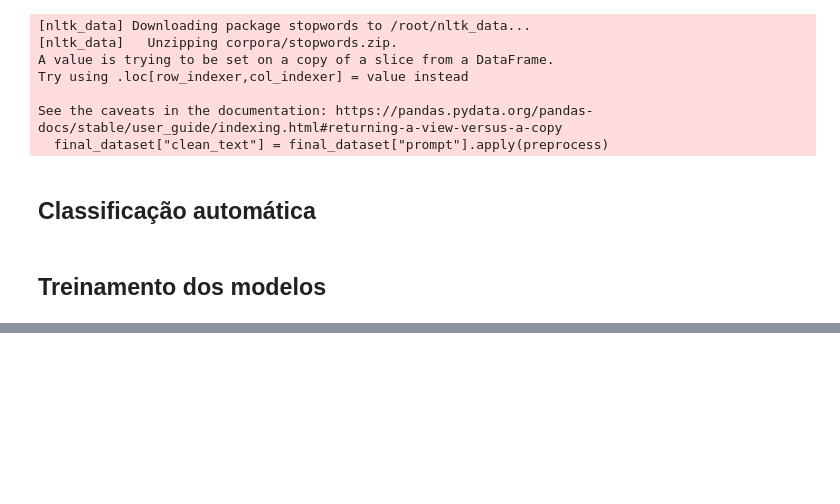
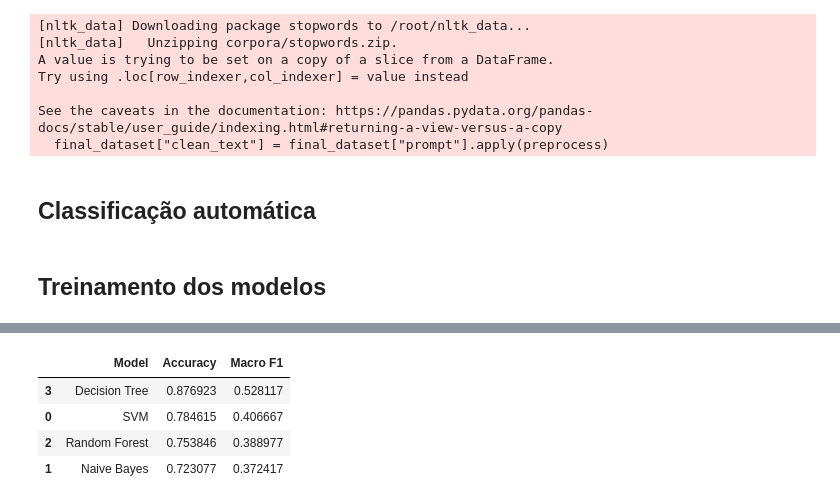
Before and after one commit to eduuardonogueira/chatting-with-ai-replication, a Jupyter notebook: replicação.ipynb, the cells around one changed output, grey strips where cells are left out. Drawn from its saved outputs; the diff is of its cells as text; code cells hidden in the pictures; blank space fills up the shorter version.

```diff
--- a/replicação.ipynb
+++ b/replicação.ipynb
@@ -397,0 +424,26 @@ plt.show()
+# %%
+from sklearn.metrics import accuracy_score, f1_score
+
+results = []
+
+for name, model in models.items():
+    preds = model.predict(X_test)
+
+    acc = accuracy_score(y_test, preds)
+    f1 = f1_score(y_test, preds, average="macro")
+
+    results.append({
+        "Model": name,
+        "Accuracy": acc,
+        "Macro F1": f1
+    })
+
+results_df = pd.DataFrame(results).sort_values(by="Macro F1", ascending=False)
+
+results_df
+# %% [output]
+|  | Model | Accuracy | Macro F1 |
+| 3 | Decision Tree | 0.876923 | 0.528117 |
+| 0 | SVM | 0.784615 | 0.406667 |
+| 2 | Random Forest | 0.753846 | 0.388977 |
+| 1 | Naive Bayes | 0.723077 | 0.372417 |
```
Also changed, not shown: parts of 9 cells of this notebook, 3 other files.
